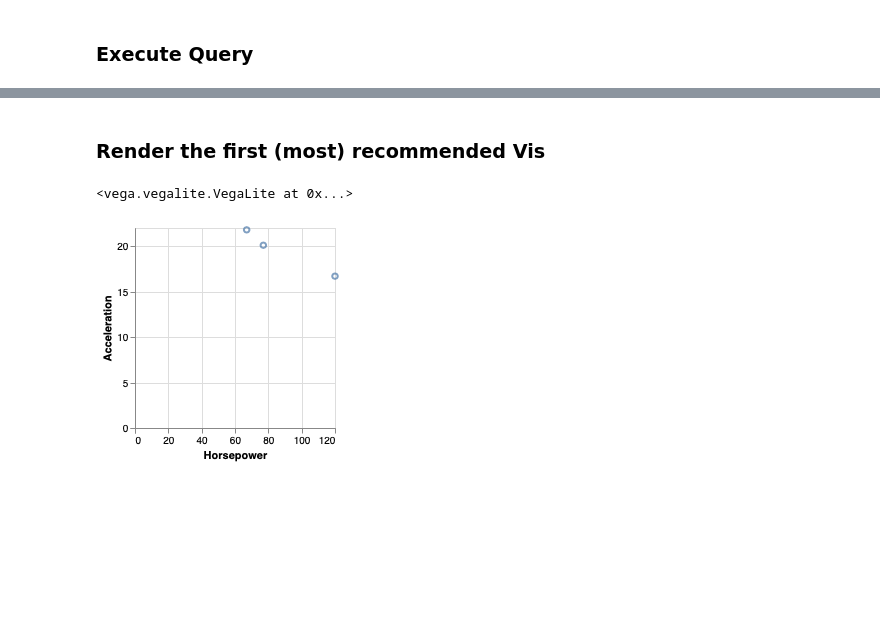
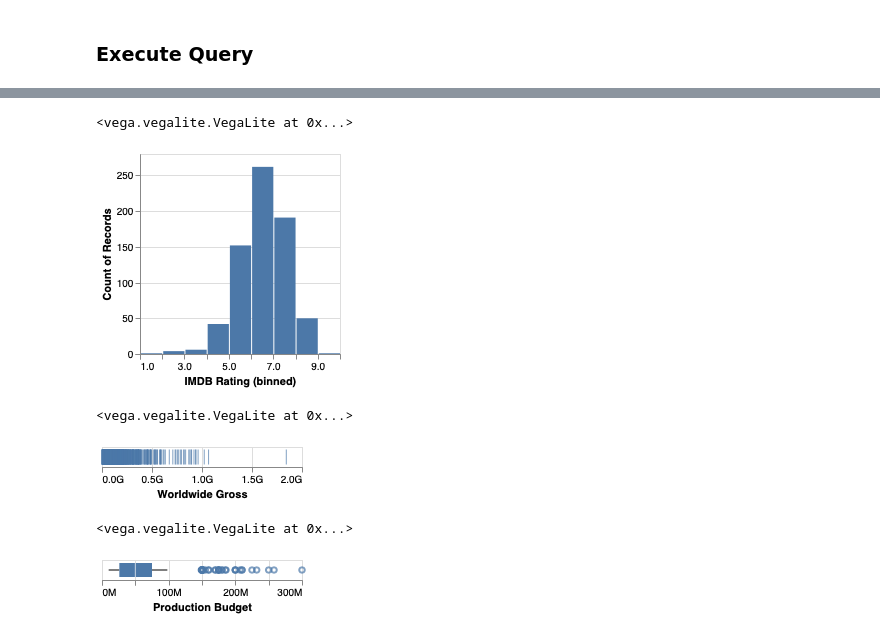
Before and after one commit to nl4dv/nl4dv, a Jupyter notebook: examples/applications/notebook/Demo.ipynb, the cells around one changed output, grey strips where cells are left out. Saved outputs shown, nothing was run; the diff lists cells and outputs as text; code cells hidden in the pictures; blank space fills up the shorter version.

Commit message:
rename queries and move them to a assets/queries directory. add jupyter notebook examples and also put an HTML file

```diff
--- a/examples/applications/notebook/Demo.ipynb
+++ b/examples/applications/notebook/Demo.ipynb
@@ -7,4 +7,4 @@ from nl4dv import NL4DV
 # %% [markdown]
 ### Initialize NL4DV
 # %%
-nl4dv_instance = NL4DV(data_url=os.path.join("..","..","assets","data","cars-w-year.csv"))
+nl4dv_instance = NL4DV(data_url=os.path.join("..","..","assets","data","movies-w-year.csv"))
@@ -11,2 +13,5 @@ nl4dv_instance = NL4DV(data_url=os.path.join("..","..","assets","data","cars-w-y
+# %%
+dependency_parser_config = {'name': 'stanford','model': os.path.join("..","..","assets","jars","stanford-english-corenlp-2018-10-05-models.jar"),'parser': os.path.join("..","..","assets","jars","stanford-parser.jar")}
+nl4dv_instance.set_dependency_parser(config=dependency_parser_config)
 # %% [markdown]
 ### Execute Query
@@ -77,8 +18,15 @@ pprint(spec)
-# %% [markdown]
-### Render the first (most) recommended Vis
-# %%
-from vega import VegaLite
-VegaLite(spec)
-# %% [output]
-<vega.vegalite.VegaLite at 0x...>
-[figure, removed]
+# %%
+nl4dv_instance.render_vis("Create a histogram showing distribution of IMDB ratings")
+# %% [output]
+<vega.vegalite.VegaLite at 0x...>
+[figure, added]
+# %%
+nl4dv_instance.render_vis("gross as a stripplot")
+# %% [output]
+<vega.vegalite.VegaLite at 0x...>
+[figure, added]
+# %%
+nl4dv_instance.render_vis("budget as a boxplot")
+# %% [output]
+<vega.vegalite.VegaLite at 0x...>
+[figure, added]
```
Also changed, not shown: parts of 14 cells of this notebook, 7 other files.
